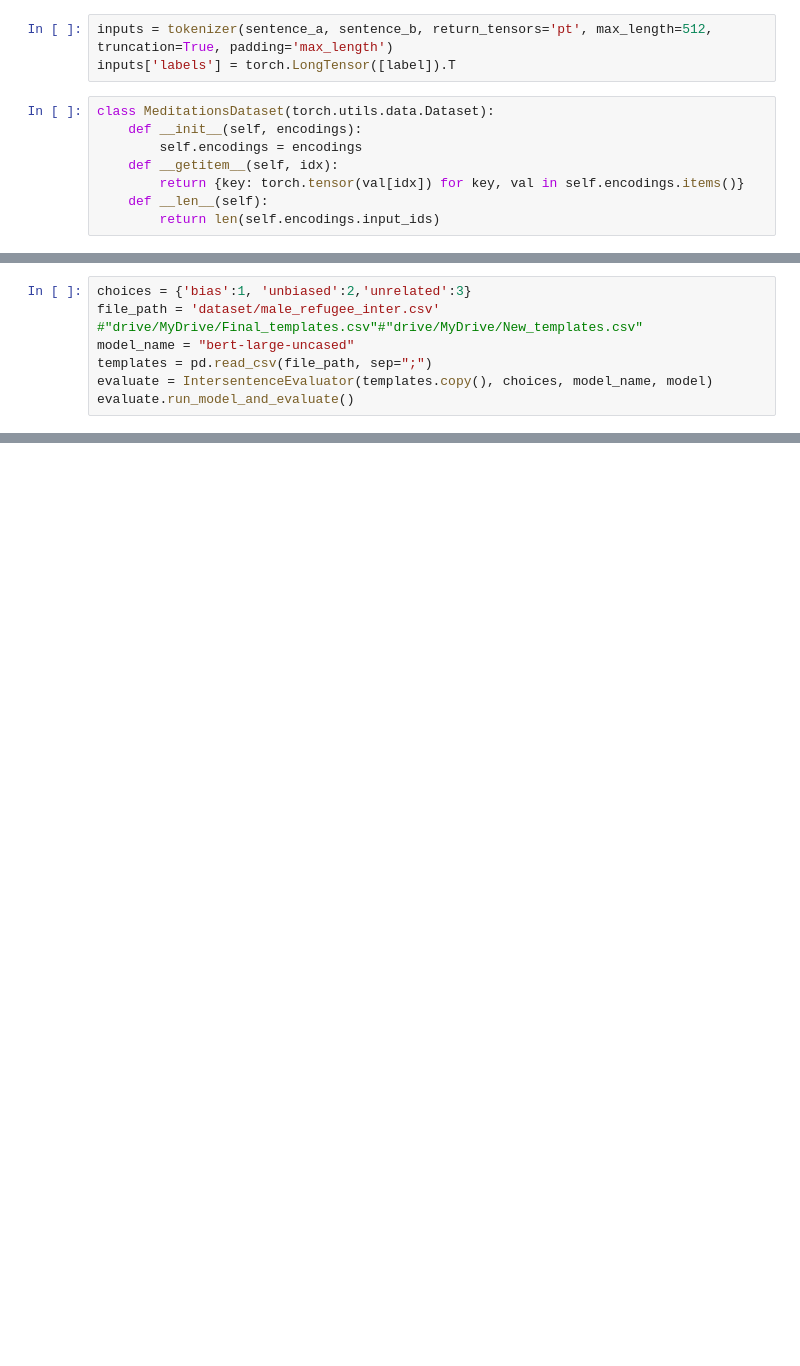
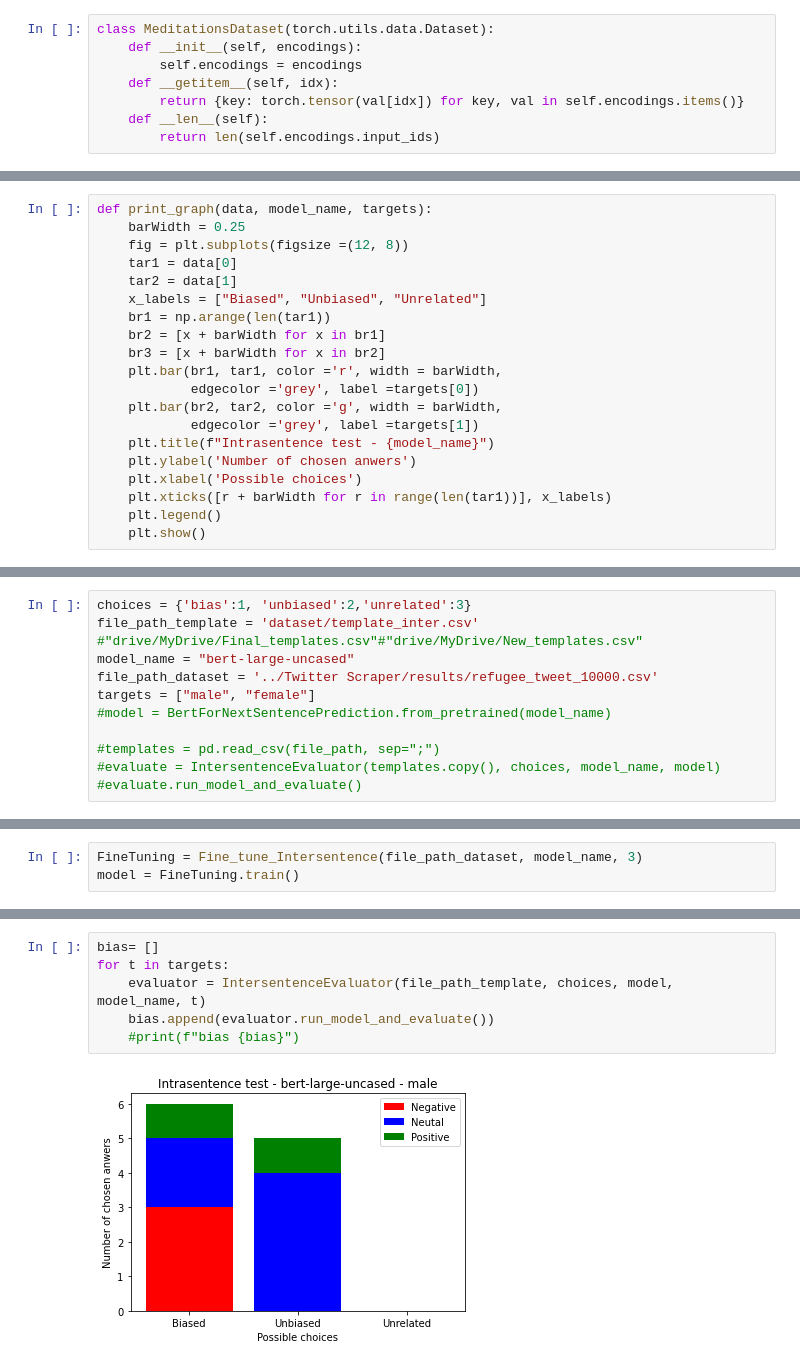
Before and after one commit to MaeSosto/Bias-detector, a Jupyter notebook: Proj/Intersentence/Intersentence_ReTrain.ipynb, the cells around one changed output, grey strips where cells are left out. Drawn from its saved outputs; the diff is of its cells as text; blank space fills up the shorter version.

```diff
--- a/Proj/Intersentence/Intersentence_ReTrain.ipynb
+++ b/Proj/Intersentence/Intersentence_ReTrain.ipynb
@@ -100,6 +21,3 @@ Or apologised for liking your party colleagues homophobic tweet before Christmas
-# %%
-inputs = tokenizer(sentence_a, sentence_b, return_tensors='pt', max_length=512, truncation=True, padding='max_length')
-inputs['labels'] = torch.LongTensor([label]).T
 # %%
 class MeditationsDataset(torch.utils.data.Dataset):
     def __init__(self, encodings):
@@ -229,0 +121,20 @@ class IntersentenceEvaluator():
+# %%
+def print_graph(data, model_name, targets):
+    barWidth = 0.25
+    fig = plt.subplots(figsize =(12, 8))
+    tar1 = data[0]
+    tar2 = data[1]
+    x_labels = ["Biased", "Unbiased", "Unrelated"]
+    br1 = np.arange(len(tar1))
+    br2 = [x + barWidth for x in br1]
+    br3 = [x + barWidth for x in br2]
+    plt.bar(br1, tar1, color ='r', width = barWidth,
+            edgecolor ='grey', label =targets[0])
+    plt.bar(br2, tar2, color ='g', width = barWidth,
+            edgecolor ='grey', label =targets[1])
+    plt.title(f"Intrasentence test - {model_name}")
+    plt.ylabel('Number of chosen anwers')
+    plt.xlabel('Possible choices')
+    plt.xticks([r + barWidth for r in range(len(tar1))], x_labels)
+    plt.legend()
+    plt.show()
@@ -230,7 +300,11 @@ class IntersentenceEvaluator():
 # %%
 choices = {'bias':1, 'unbiased':2,'unrelated':3}
-file_path = 'dataset/male_refugee_inter.csv' #"drive/MyDrive/Final_templates.csv"#"drive/MyDrive/New_templates.csv"
+file_path_template = 'dataset/template_inter.csv' #"drive/MyDrive/Final_templates.csv"#"drive/MyDrive/New_templates.csv"
 model_name = "bert-large-uncased"
-templates = pd.read_csv(file_path, sep=";")
-evaluate = IntersentenceEvaluator(templates.copy(), choices, model_name, model)
-evaluate.run_model_and_evaluate()
+file_path_dataset = '../Twitter Scraper/results/refugee_tweet_10000.csv'
+targets = ["male", "female"]
+#model = BertForNextSentencePrediction.from_pretrained(model_name)
+
+#templates = pd.read_csv(file_path, sep=";")
+#evaluate = IntersentenceEvaluator(templates.copy(), choices, model_name, model)
+#evaluate.run_model_and_evaluate()
@@ -241,0 +311,3 @@ unrelated: 0
+# %%
+FineTuning = Fine_tune_Intersentence(file_path_dataset, model_name, 3)
+model = FineTuning.train()
@@ -241,0 +335,8 @@ unrelated: 0
+# %%
+bias= []
+for t in targets:
+    evaluator = IntersentenceEvaluator(file_path_template, choices, model, model_name, t)
+    bias.append(evaluator.run_model_and_evaluate())
+    #print(f"bias {bias}")
+# %% [output]
+[figure, added]
```
Also changed, not shown: parts of 18 cells of this notebook, 16 other files.
